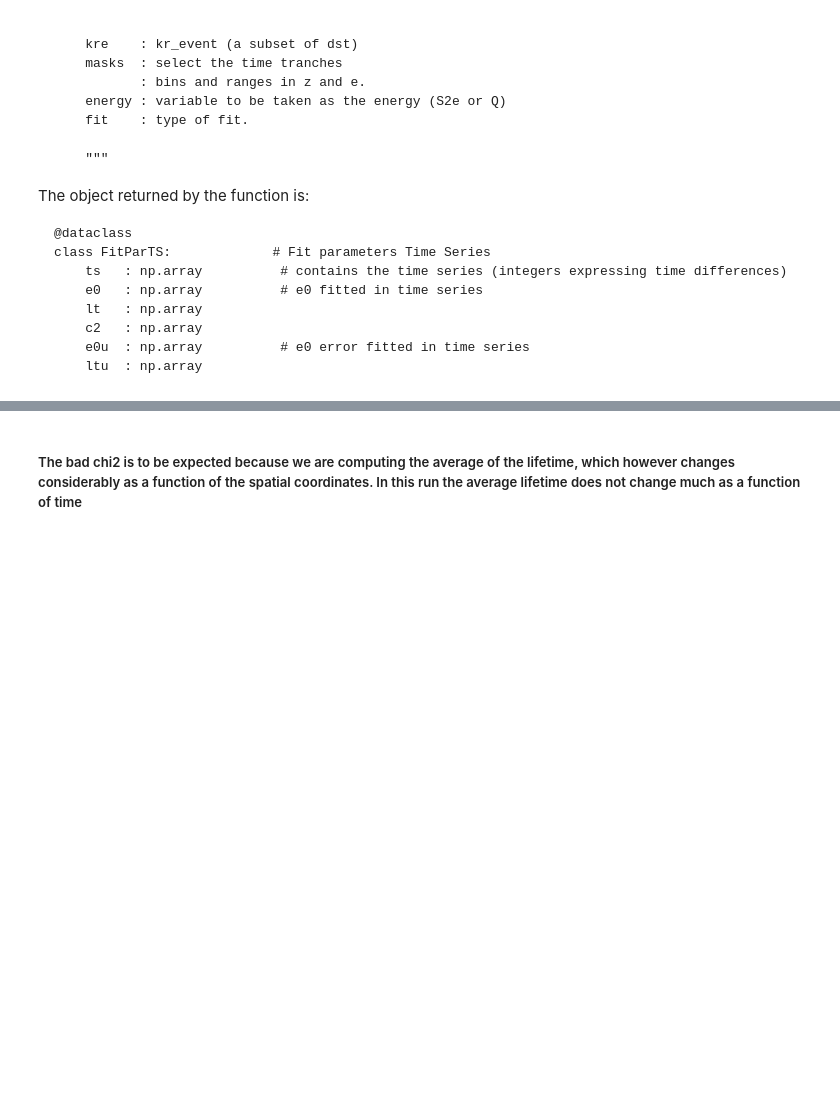
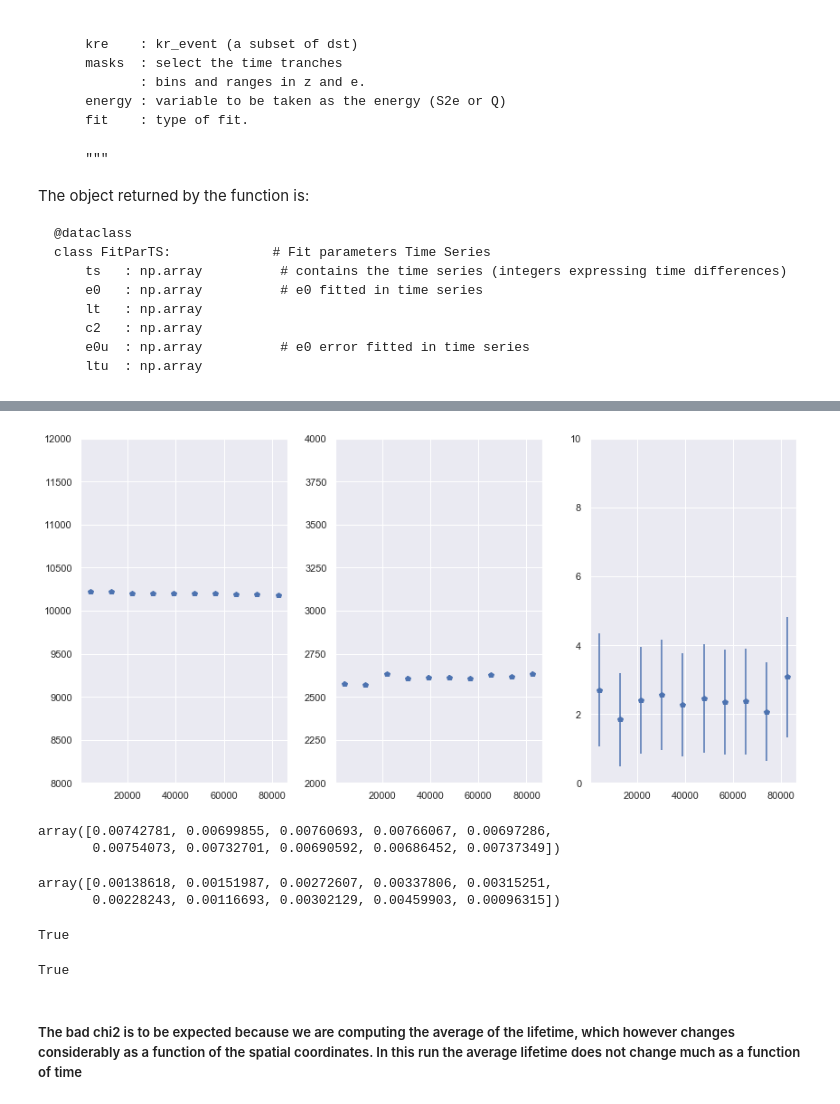
Before and after one commit to proscrite/KrCalibNB, a Jupyter notebook: testsNB/test_lt_maps.ipynb, the cells around one changed output, grey strips where cells are left out. Drawn from its saved outputs; the diff is of its cells as text; code cells hidden in the pictures; blank space fills up the shorter version.

```diff
--- a/testsNB/test_lt_maps.ipynb
+++ b/testsNB/test_lt_maps.ipynb
@@ -342,2 +358,28 @@ plt.tight_layout()
+# %%
+plot_time_fcs(fpu,
+              range_chi2  = (0,10),
+              range_e0    = (8000,12000),
+              range_lt    = (2000, 4000),
+              figsize     = (12,6))
+# %% [output]
+[figure, added]
+# %%
+abs(fps.e0 - fpu.e0) / fps.e0
+# %% [output]
+array([0.00742781, 0.00699855, 0.00760693, 0.00766067, 0.00697286,
+       0.00754073, 0.00732701, 0.00690592, 0.00686452, 0.00737349])
+# %%
+abs(fps.lt - fpu.lt) / fps.lt
+# %% [output]
+array([0.00138618, 0.00151987, 0.00272607, 0.00337806, 0.00315251,
+       0.00228243, 0.00116693, 0.00302129, 0.00459903, 0.00096315])
+# %%
+np.allclose(fps.e0, fpu.e0, rtol=1e-02)
+# %% [output]
+True
+# %%
+np.allclose(fps.lt, fpu.lt, rtol=1e-02)
+# %% [output]
+True
 # %% [markdown]
 ##### The bad chi2 is to be expected because we are computing the average of the lifetime, which however changes considerably as a function of the spatial coordinates. In this run the average lifetime does not change much as a function of time
```
Also changed, not shown: parts of 41 cells of this notebook, 8 other files.
